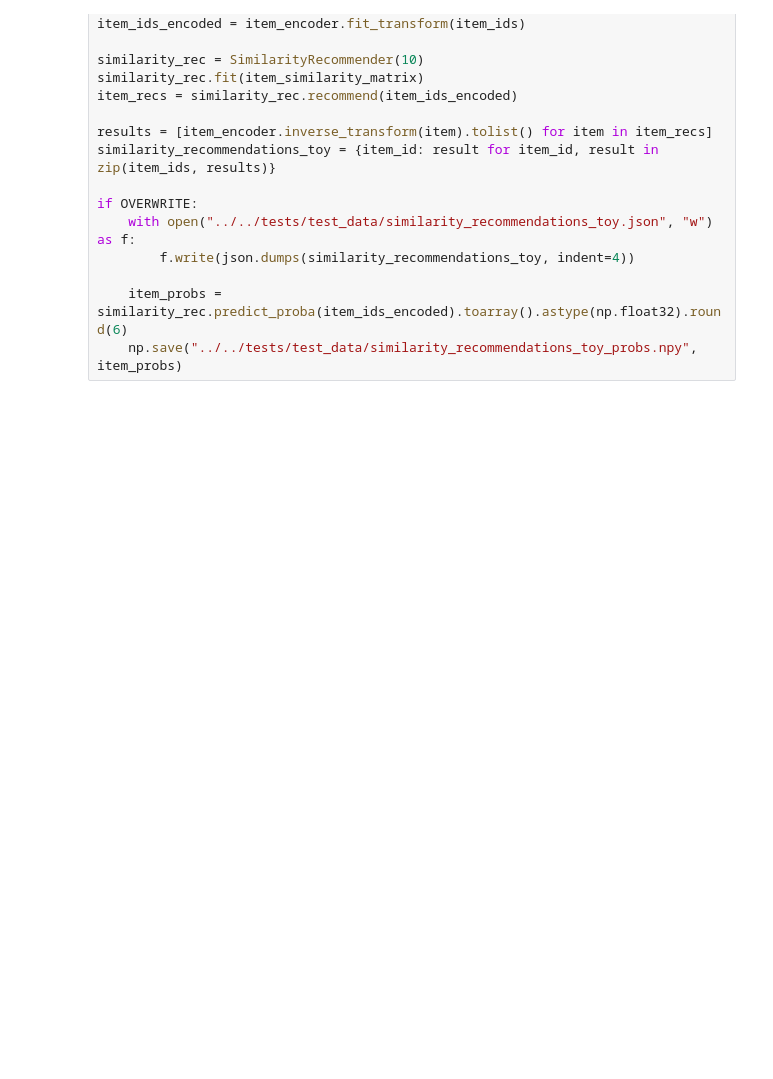
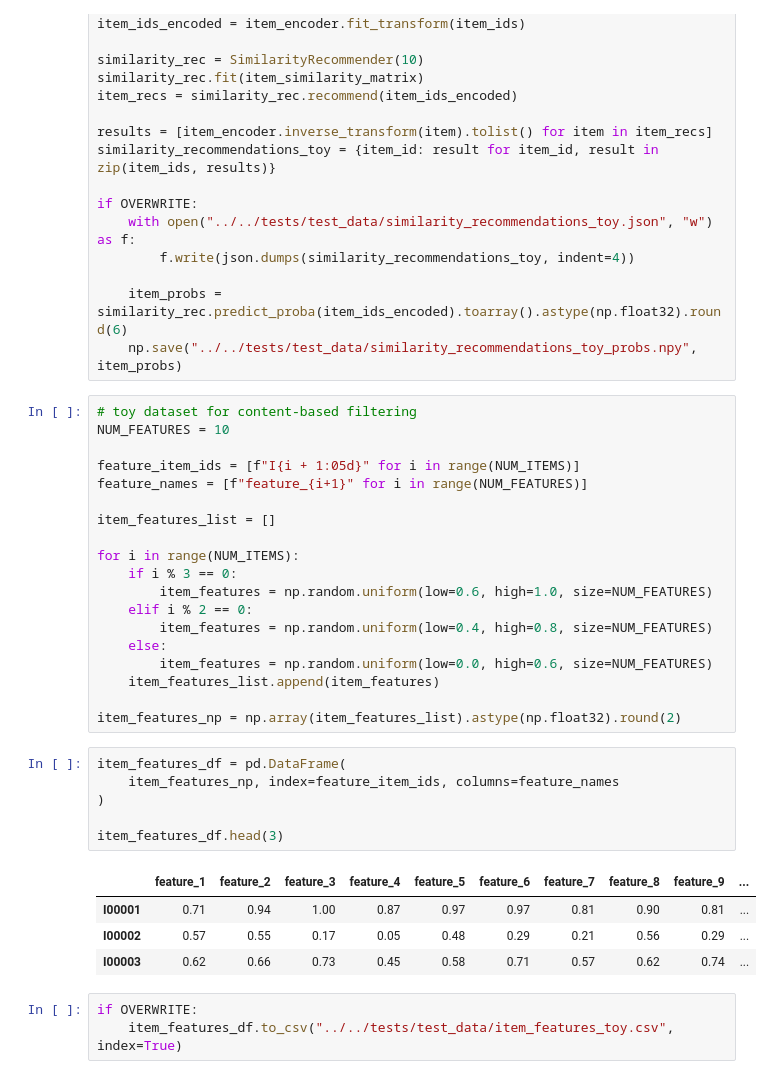
Before and after one commit to DungBeetleBASH/recsys-pipeliner, a Jupyter notebook: notebooks/recommendations/02-toy-user-item-dataset.ipynb, the cells around one changed output. Saved outputs shown, nothing was run; the diff lists cells and outputs as text; blank space fills up the shorter version.

Commit message:
Adding item_features_toy.csv

```diff
--- a/notebooks/recommendations/02-toy-user-item-dataset.ipynb
+++ b/notebooks/recommendations/02-toy-user-item-dataset.ipynb
@@ -178,3 +181,36 @@ if OVERWRITE:
 
     item_probs = similarity_rec.predict_proba(item_ids_encoded).toarray().astype(np.float32).round(6)
     np.save("../../tests/test_data/similarity_recommendations_toy_probs.npy", item_probs)
+# %%
+# toy dataset for content-based filtering
+NUM_FEATURES = 10
+
+feature_item_ids = [f"I{i + 1:05d}" for i in range(NUM_ITEMS)]
+feature_names = [f"feature_{i+1}" for i in range(NUM_FEATURES)]
+
+item_features_list = []
+
+for i in range(NUM_ITEMS):
+    if i % 3 == 0:
+        item_features = np.random.uniform(low=0.6, high=1.0, size=NUM_FEATURES)
+    elif i % 2 == 0:
+        item_features = np.random.uniform(low=0.4, high=0.8, size=NUM_FEATURES)
+    else:
+        item_features = np.random.uniform(low=0.0, high=0.6, size=NUM_FEATURES)
+    item_features_list.append(item_features)
+
+item_features_np = np.array(item_features_list).astype(np.float32).round(2)
+# %%
+item_features_df = pd.DataFrame(
+    item_features_np, index=feature_item_ids, columns=feature_names
+)
+
+item_features_df.head(3)
+# %% [output]
+|  | feature_1 | feature_2 | feature_3 | feature_4 | feature_5 | feature_6 | feature_7 | feature_8 | feature_9 | ... |
+| I00001 | 0.71 | 0.94 | 1.00 | 0.87 | 0.97 | 0.97 | 0.81 | 0.90 | 0.81 | ... |
+| I00002 | 0.57 | 0.55 | 0.17 | 0.05 | 0.48 | 0.29 | 0.21 | 0.56 | 0.29 | ... |
+| I00003 | 0.62 | 0.66 | 0.73 | 0.45 | 0.58 | 0.71 | 0.57 | 0.62 | 0.74 | ... |
+# %%
+if OVERWRITE:
+    item_features_df.to_csv("../../tests/test_data/item_features_toy.csv", index=True)
```
Also changed, not shown: parts of 4 cells of this notebook, 1 other file.
